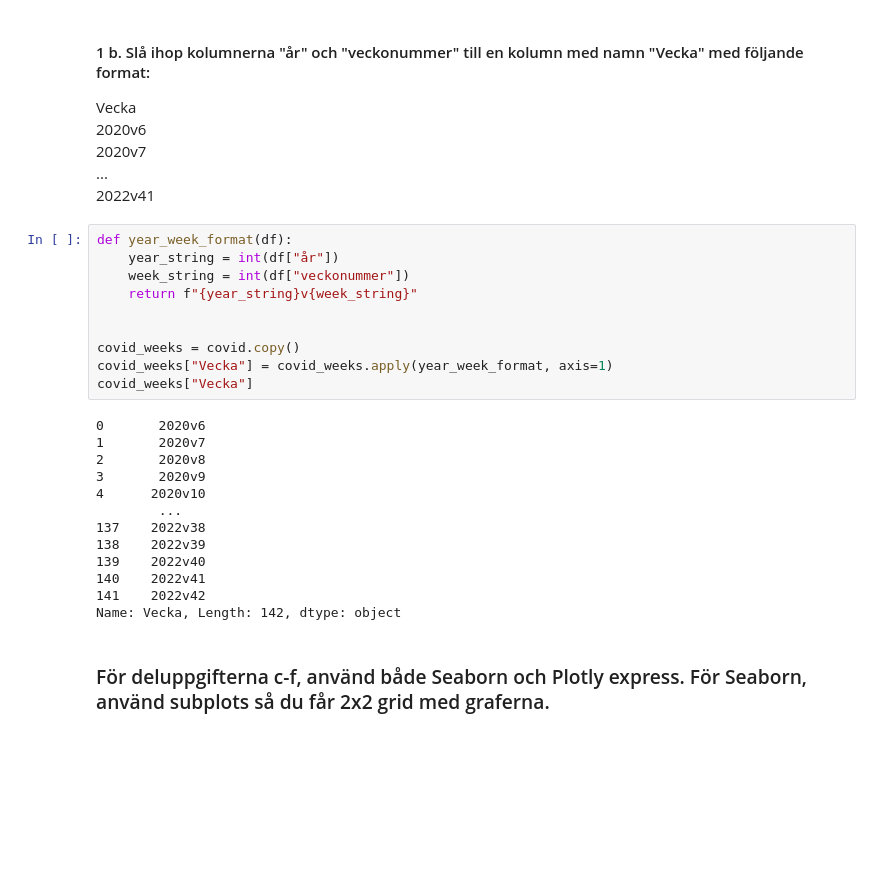
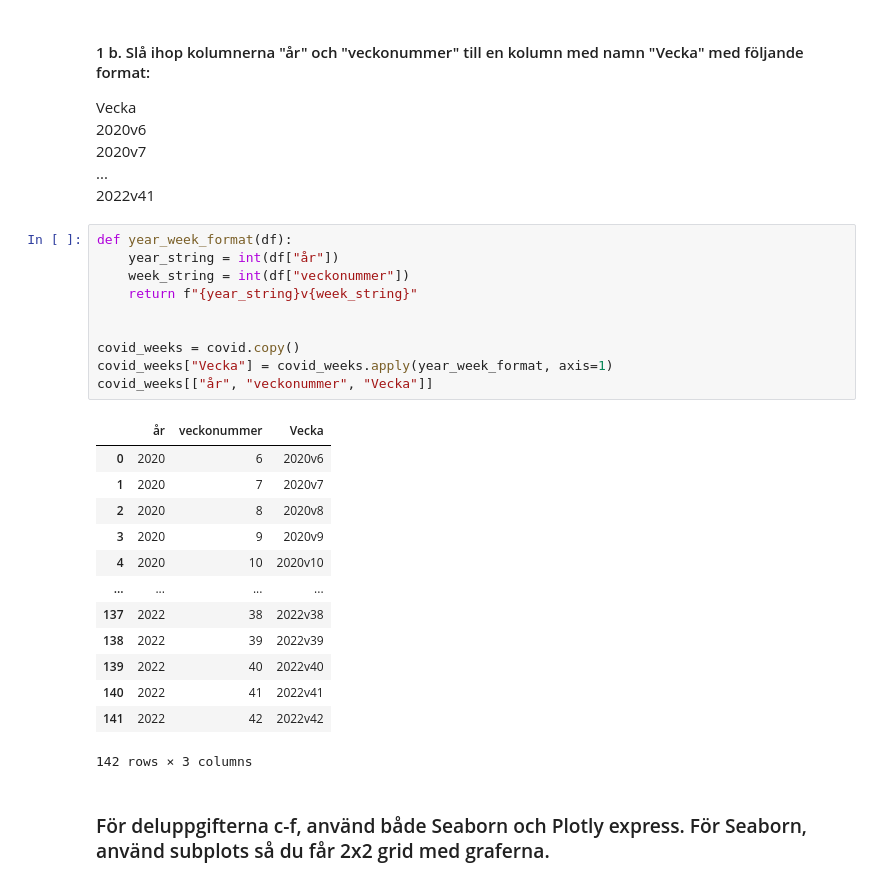
Before and after one commit to useriths/Databehandling-Labb1, a Jupyter notebook: assignment_1.ipynb, the cells around one changed output. Cells and saved outputs as stored; diff of their text form; blank space fills up the shorter version.

```diff
--- a/assignment_1.ipynb
+++ b/assignment_1.ipynb
@@ -94,26 +95,27 @@ Vecka\
 # %%
 def year_week_format(df):
     year_string = int(df["år"])
     week_string = int(df["veckonummer"])
     return f"{year_string}v{week_string}"
 
 
 covid_weeks = covid.copy()
 covid_weeks["Vecka"] = covid_weeks.apply(year_week_format, axis=1)
-covid_weeks["Vecka"]
+covid_weeks[["år", "veckonummer", "Vecka"]]
 # %% [output]
+|  | år | veckonummer | Vecka |
+| 0 | 2020 | 6 | 2020v6 |
+| 1 | 2020 | 7 | 2020v7 |
+| 2 | 2020 | 8 | 2020v8 |
+| 3 | 2020 | 9 | 2020v9 |
+| 4 | 2020 | 10 | 2020v10 |
+| ... | ... | ... | ... |
+| 137 | 2022 | 38 | 2022v38 |
+| 138 | 2022 | 39 | 2022v39 |
+| 139 | 2022 | 40 | 2022v40 |
+| 140 | 2022 | 41 | 2022v41 |
+| 141 | 2022 | 42 | 2022v42 |
-0       2020v6
-1       2020v7
-2       2020v8
-3       2020v9
-4      2020v10
-        ...
-137    2022v38
-138    2022v39
-139    2022v40
-140    2022v41
-141    2022v42
-Name: Vecka, Length: 142, dtype: object
+142 rows × 3 columns
 # %% [markdown]
 ### För deluppgifterna c-f, använd både Seaborn och Plotly express. För Seaborn, använd subplots så du får 2x2 grid med graferna.
 # %% [markdown]
```
Also changed, not shown: parts of 8 cells of this notebook, 5 other files.
